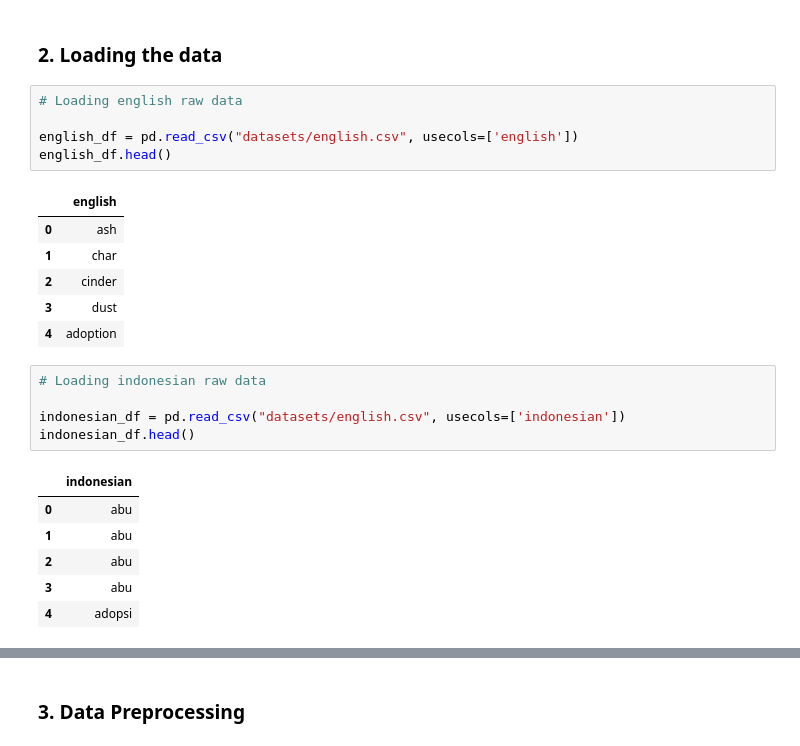
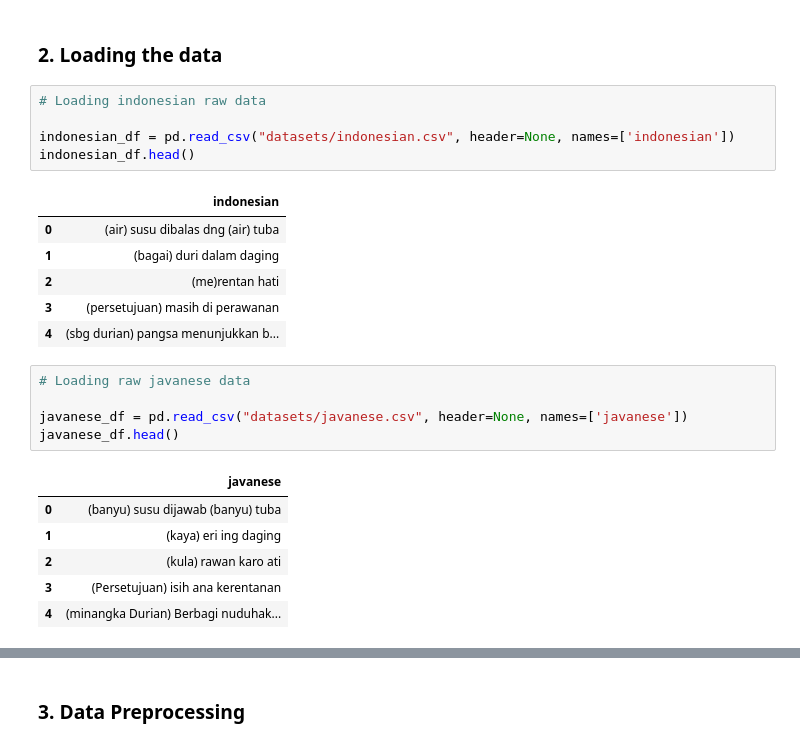
Before and after one commit to bimarakajati/Nusacular, a Jupyter notebook: Trainer.ipynb, the cells around one changed output, grey strips where cells are left out. Cells and saved outputs as stored; diff of their text form.

```diff
--- a/Trainer.ipynb
+++ b/Trainer.ipynb
@@ -21,27 +21,27 @@ import itertools
 # %% [markdown]
 ### 2. Loading the data
 # %%
-# Loading english raw data
+# Loading indonesian raw data
 
-english_df = pd.read_csv("datasets/english.csv", usecols=['english'])
-english_df.head()
+indonesian_df = pd.read_csv("datasets/indonesian.csv", header=None, names=['indonesian'])
+indonesian_df.head()
 # %% [output]
-|  | english |
-| 0 | ash |
-| 1 | char |
-| 2 | cinder |
-| 3 | dust |
-| 4 | adoption |
+|  | indonesian |
+| 0 | (air) susu dibalas dng (air) tuba |
+| 1 | (bagai) duri dalam daging |
+| 2 | (me)rentan hati |
+| 3 | (persetujuan) masih di perawanan |
+| 4 | (sbg durian) pangsa menunjukkan b... |
 # %%
-# Loading indonesian raw data
+# Loading raw javanese data
 
-indonesian_df = pd.read_csv("datasets/english.csv", usecols=['indonesian'])
-indonesian_df.head()
+javanese_df = pd.read_csv("datasets/javanese.csv", header=None, names=['javanese'])
+javanese_df.head()
 # %% [output]
-|  | indonesian |
-| 0 | abu |
-| 1 | abu |
-| 2 | abu |
-| 3 | abu |
-| 4 | adopsi |
+|  | javanese |
+| 0 | (banyu) susu dijawab (banyu) tuba |
+| 1 | (kaya) eri ing daging |
+| 2 | (kula) rawan karo ati |
+| 3 | (Persetujuan) isih ana kerentanan |
+| 4 | (minangka Durian) Berbagi nuduhak... |
 # %%
```
Also changed, not shown: parts of 33 cells of this notebook, 20 other files.
